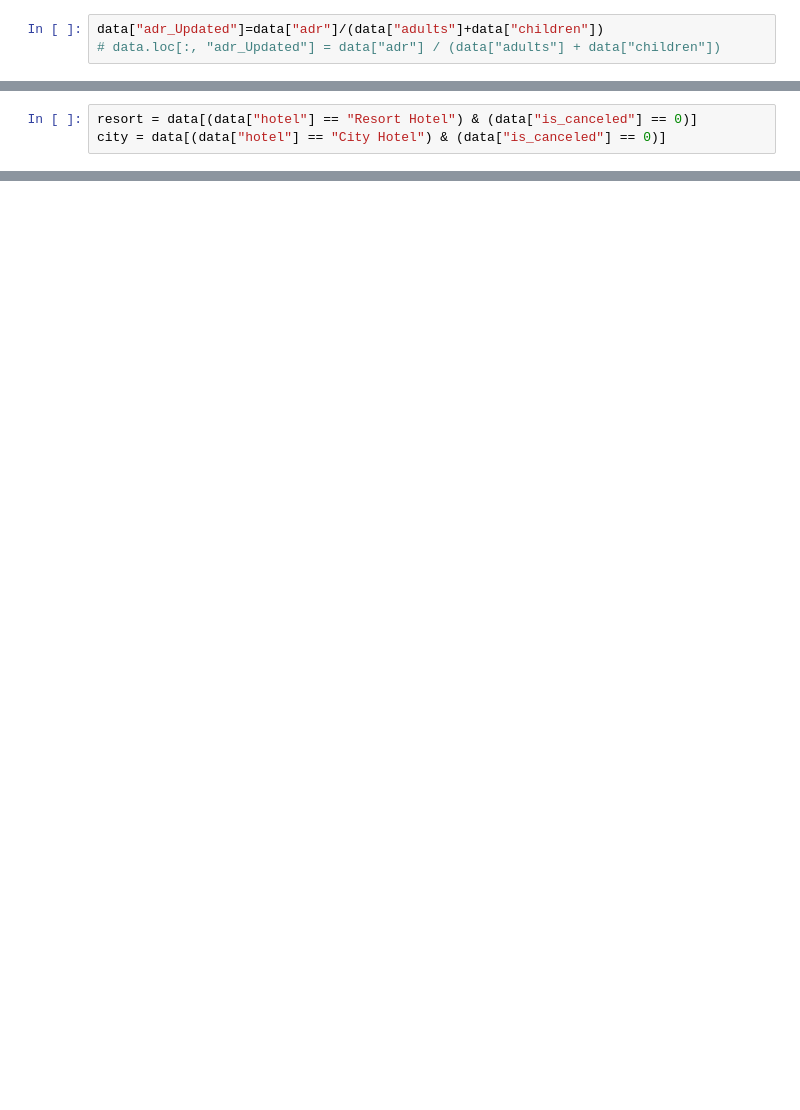
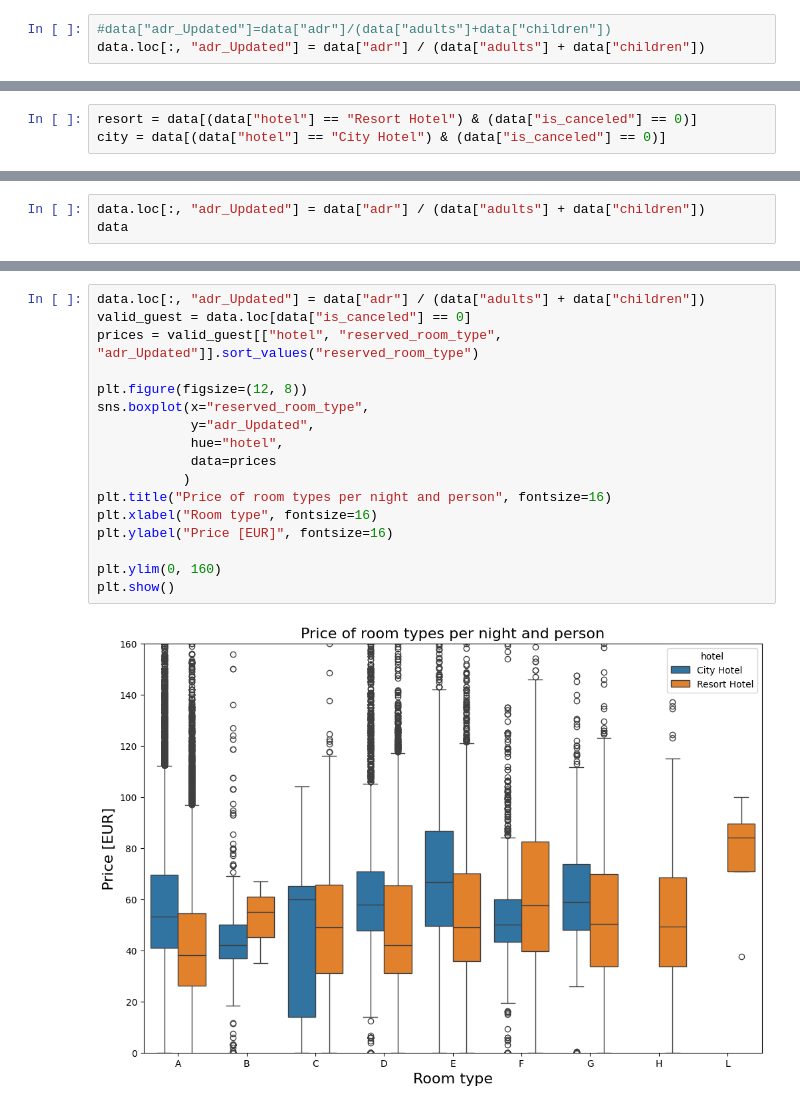
Before and after one commit to juanmarcoso/Data_Analysis_Hotel, a Jupyter notebook: AnalysisHotel.ipynb, the cells around one changed output, grey strips where cells are left out. Cells and saved outputs as stored; diff of their text form; blank space fills up the shorter version.

```diff
--- a/AnalysisHotel.ipynb
+++ b/AnalysisHotel.ipynb
@@ -478,5 +481,5 @@ px.line(final, x='month',
 # %% [markdown]
 # Correct Way To Plot the Graph
 # %%
-data["adr_Updated"]=data["adr"]/(data["adults"]+data["children"])
-# data.loc[:, "adr_Updated"] = data["adr"] / (data["adults"] + data["children"])
+#data["adr_Updated"]=data["adr"]/(data["adults"]+data["children"])
+data.loc[:, "adr_Updated"] = data["adr"] / (data["adults"] + data["children"])
@@ -490,0 +571,3 @@ city = data[(data["hotel"] == "City Hotel") & (data["is_canceled"] == 0)]
+# %%
+data.loc[:, "adr_Updated"] = data["adr"] / (data["adults"] + data["children"])
+data
@@ -490,0 +588,19 @@ city = data[(data["hotel"] == "City Hotel") & (data["is_canceled"] == 0)]
+# %%
+data.loc[:, "adr_Updated"] = data["adr"] / (data["adults"] + data["children"])
+valid_guest = data.loc[data["is_canceled"] == 0]
+prices = valid_guest[["hotel", "reserved_room_type", "adr_Updated"]].sort_values("reserved_room_type")
+
+plt.figure(figsize=(12, 8))
+sns.boxplot(x="reserved_room_type",
+            y="adr_Updated",
+            hue="hotel",
+            data=prices
+           )
+plt.title("Price of room types per night and person", fontsize=16)
+plt.xlabel("Room type", fontsize=16)
+plt.ylabel("Price [EUR]", fontsize=16)
+
+plt.ylim(0, 160)
+plt.show()
+# %% [output]
+[figure, added]
```
Also changed, not shown: parts of 29 cells of this notebook, 1 other file.
